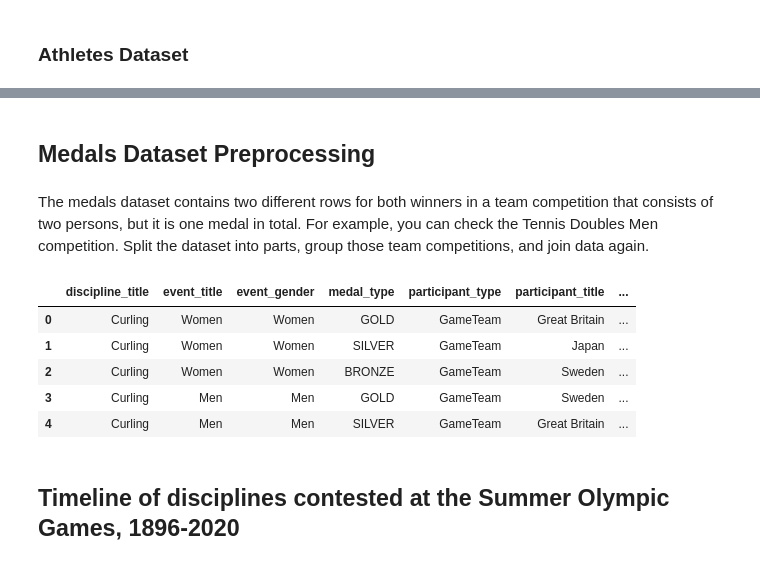
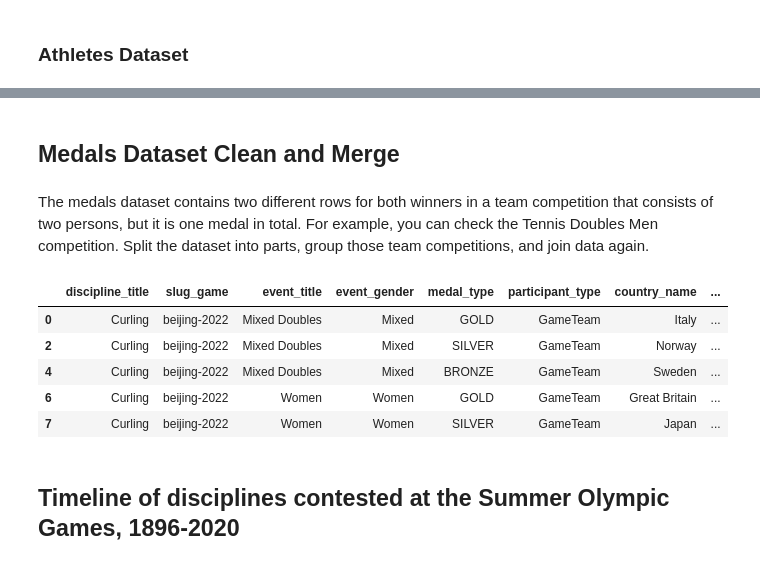
Before and after one commit to JimGile/group3-project1, a Jupyter notebook: src/olympic_games_data_vis.ipynb, the cells around one changed output, grey strips where cells are left out. Saved outputs shown, nothing was run; the diff lists cells and outputs as text; code cells hidden in the pictures.

Commit message:
Addition investigation into the olympics dataset

```diff
--- a/src/olympic_games_data_vis.ipynb
+++ b/src/olympic_games_data_vis.ipynb
@@ -9,6 +9,6 @@ from kaggle_olympic_games_medals import KaggleOlympicGamesMedals
 # %%
 data_dir = '../data/kaggle/olympic-games-medals'
 
-kogm = KaggleOlympicGamesMedals(data_dir)
+ogm = KaggleOlympicGamesMedals(data_dir)
 # %% [output]
 Data Loaded
@@ -160,17 +173,17 @@ df_medals.head()
 # %% [markdown]
-## Medals Dataset Preprocessing
+## Medals Dataset Clean and Merge
 # %% [markdown]
 The medals dataset contains two different rows for both winners in a team competition that consists of two persons, but it is one medal in total. For example, you can check the Tennis Doubles Men competition. Split the dataset into parts, group those team competitions, and join data again.
 # %%
-data_medal = kogm.pre_process_medal_counts(df_medals)
+data_medal = ogm.get_medals_by_std_country_name()
 data_medal.head()
 # %% [output]
-|  | discipline_title | event_title | event_gender | medal_type | participant_type | participant_title | ... |
-| 0 | Curling | Women | Women | GOLD | GameTeam | Great Britain | ... |
-| 1 | Curling | Women | Women | SILVER | GameTeam | Japan | ... |
-| 2 | Curling | Women | Women | BRONZE | GameTeam | Sweden | ... |
-| 3 | Curling | Men | Men | GOLD | GameTeam | Sweden | ... |
-| 4 | Curling | Men | Men | SILVER | GameTeam | Great Britain | ... |
+|  | discipline_title | slug_game | event_title | event_gender | medal_type | participant_type | country_name | ... |
+| 0 | Curling | beijing-2022 | Mixed Doubles | Mixed | GOLD | GameTeam | Italy | ... |
+| 2 | Curling | beijing-2022 | Mixed Doubles | Mixed | SILVER | GameTeam | Norway | ... |
+| 4 | Curling | beijing-2022 | Mixed Doubles | Mixed | BRONZE | GameTeam | Sweden | ... |
+| 6 | Curling | beijing-2022 | Women | Women | GOLD | GameTeam | Great Britain | ... |
+| 7 | Curling | beijing-2022 | Women | Women | SILVER | GameTeam | Japan | ... |
 # %% [markdown]
 ## Timeline of disciplines contested at the Summer Olympic Games, 1896-2020
 # %%
```
Also changed, not shown: parts of 33 cells of this notebook, 3 other files.
